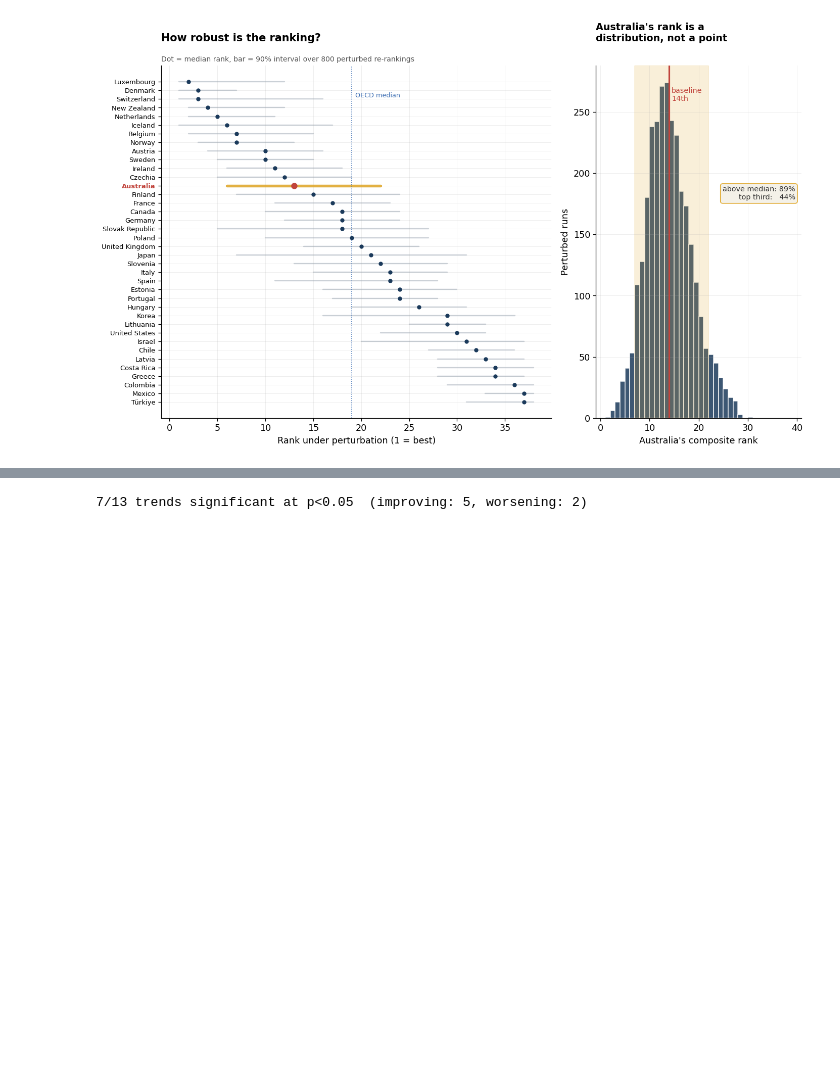
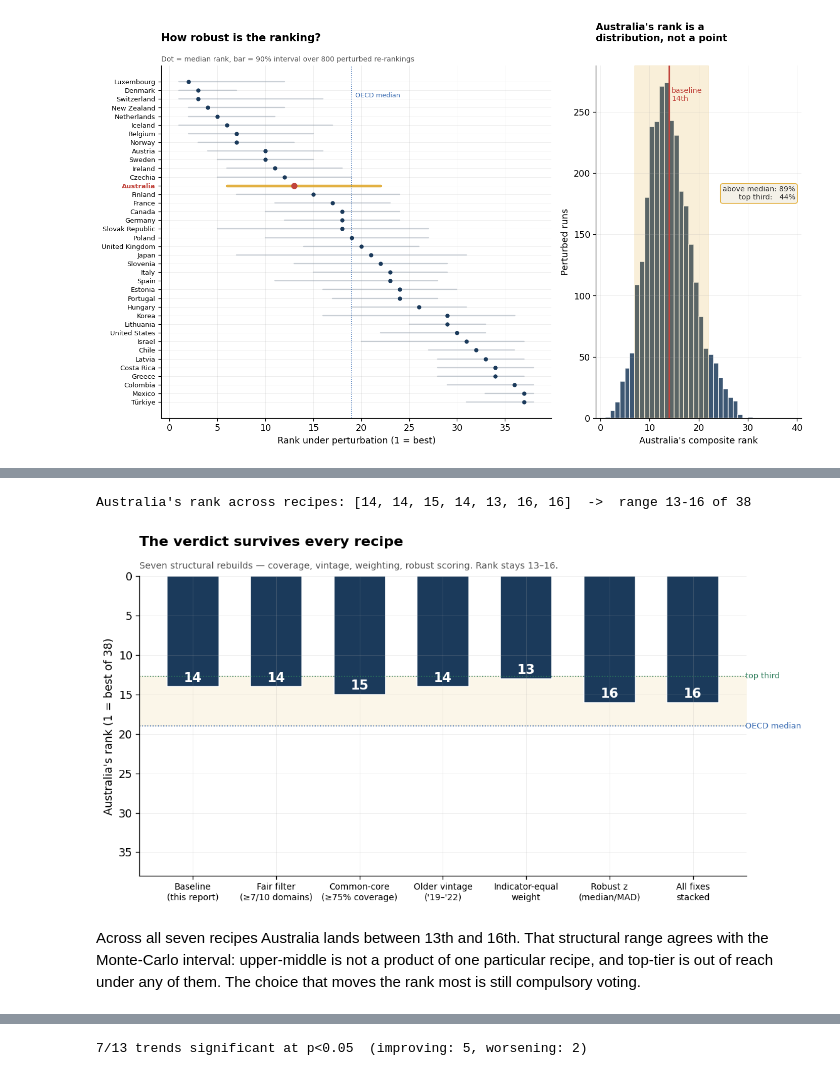
Before and after one commit to athxrva21/winter-data-analysis-challenge, a Jupyter notebook: Is_Australia_Doing_Well.ipynb, the cells around one changed output, grey strips where cells are left out. Cells and saved outputs as stored; diff of their text form; code cells hidden in the pictures; blank space fills up the shorter version.

```diff
--- a/Is_Australia_Doing_Well.ipynb
+++ b/Is_Australia_Doing_Well.ipynb
@@ -184 +189,53 @@ P(above OECD median) = 0.89   |   P(top third) = 0.44
+# %%
+# Rank Australia under seven structurally different composites (self-contained).
+_o=df[df.oecd]; _idom=_o.drop_duplicates('ind').set_index('ind')['domain']
+def _cs(lo,hi):
+    g=_o[(_o.year>=lo)&(_o.year<=hi)].dropna(subset=['value']).sort_values('year')
+    return g.groupby(['ind','country']).tail(1)
+def _zmat(latest, robust=False):
+    rows=[]
+    for ind,gi in latest.groupby('ind'):
+        v=gi.set_index('country')['value']; d=gi.direction.iloc[0]
+        if robust:
+            m=v.median(); mad=(v-m).abs().median() or v.std(ddof=0); z=(v-m)/(1.4826*mad)*d
+        else: z=(v-v.mean())/v.std(ddof=0)*d
+        rows+=[(c,ind,val) for c,val in z.items()]
+    return pd.DataFrame(rows,columns=['country','ind','z']).pivot_table(index='country',columns='ind',values='z')
+def _cdom(Zm, md_=1):
+    out={}
+    for c in Zm.index:
+        row=Zm.loc[c].dropna(); dd={}
+        for ind,val in row.items(): dd.setdefault(_idom[ind],[]).append(val)
+        if len(dd)>=md_: out[c]=np.mean([np.mean(x) for x in dd.values()])
+    return pd.Series(out)
+def _cind(Zm, mi=1): return pd.Series({c:Zm.loc[c].dropna().mean() for c in Zm.index if Zm.loc[c].notna().sum()>=mi})
+def _rk(s,c='Australia'): return int(s.rank(ascending=False).get(c,-1))
+
+_Z=_zmat(_cs(2021,2024)); _cov=_Z.notna().mean(); _core=_cov[_cov>=0.75].index.tolist(); _N=_Z.shape[0]
+_recipes=[("Baseline\n(this report)",_rk(_cdom(_Z,1))),
+          ("Fair filter\n(≥7/10 domains)",_rk(_cdom(_Z,7))),
+          ("Common-core\n(≥75% coverage)",_rk(_cdom(_Z[_core],1))),
+          ("Older vintage\n('19–'22)",_rk(_cdom(_zmat(_cs(2019,2022)),1))),
+          ("Indicator-equal\nweight",_rk(_cind(_Z,1))),
+          ("Robust z\n(median/MAD)",_rk(_cdom(_zmat(_cs(2021,2024),True),1))),
+          ("All fixes\nstacked",_rk(_cdom(_zmat(_cs(2021,2024),True)[_core],6)))]
+_lab=[r[0] for r in _recipes]; _rn=[r[1] for r in _recipes]
+print(f"Australia's rank across recipes: {_rn}  ->  range {min(_rn)}-{max(_rn)} of {_N}")
+fig,ax=plt.subplots(figsize=(10,5.4))
+ax.axhspan(_N/3,_N/2,color=GOLD,alpha=.10)
+ax.axhline(_N/2,color=BLUE,ls=':',lw=1); ax.text(len(_rn)-.4,_N/2,' OECD median',color=BLUE,fontsize=8,va='center')
+ax.axhline(_N/3,color=GREEN,ls=':',lw=1); ax.text(len(_rn)-.4,_N/3,' top third',color=GREEN,fontsize=8,va='center')
+ax.bar(range(len(_rn)),_rn,color=NAVY,width=.62,edgecolor='white')
+for xi,r in enumerate(_rn): ax.text(xi,r-1.1,str(r),ha='center',va='center',fontweight='bold',color='white',fontsize=13)
+ax.set_xticks(range(len(_rn))); ax.set_xticklabels(_lab,fontsize=8.6)
+ax.set_ylim(0,_N); ax.invert_yaxis(); ax.set_ylabel("Australia's rank (1 = best of 38)")
+ax.set_title("The verdict survives every recipe",fontweight='bold',fontsize=14,loc='left')
+ax.text(0,1.02,"Seven structural rebuilds — coverage, vintage, weighting, robust scoring. Rank stays 13–16.",
+        transform=ax.transAxes,fontsize=9,color='#555',va='bottom')
+plt.tight_layout(); plt.show()
+# %% [output]
+Australia's rank across recipes: [14, 14, 15, 14, 13, 16, 16]  ->  range 13-16 of 38
+[figure, added]
+# %% [markdown]
+Across all seven recipes Australia lands between 13th and 16th. That structural range agrees with the Monte-Carlo interval: upper-middle is not a product of one particular recipe, and top-tier is out of reach under any of them. The choice that moves the rank most is still compulsory voting.
 # %% [markdown]
```
Also changed, not shown: parts of 21 cells of this notebook, 2 other files.
